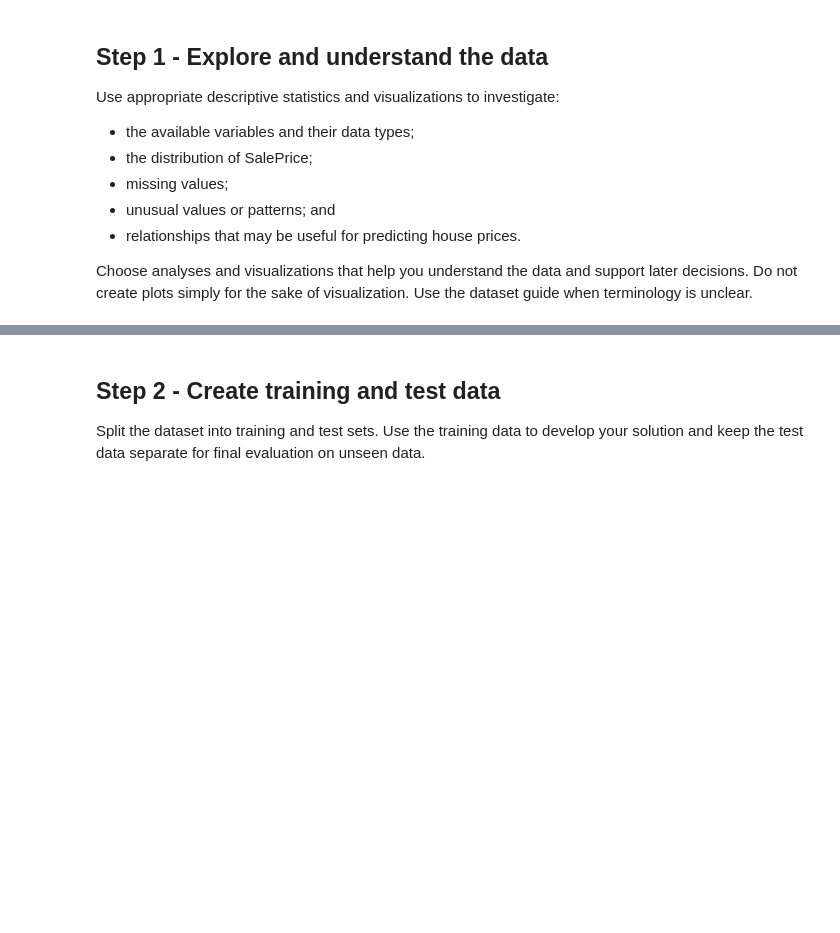
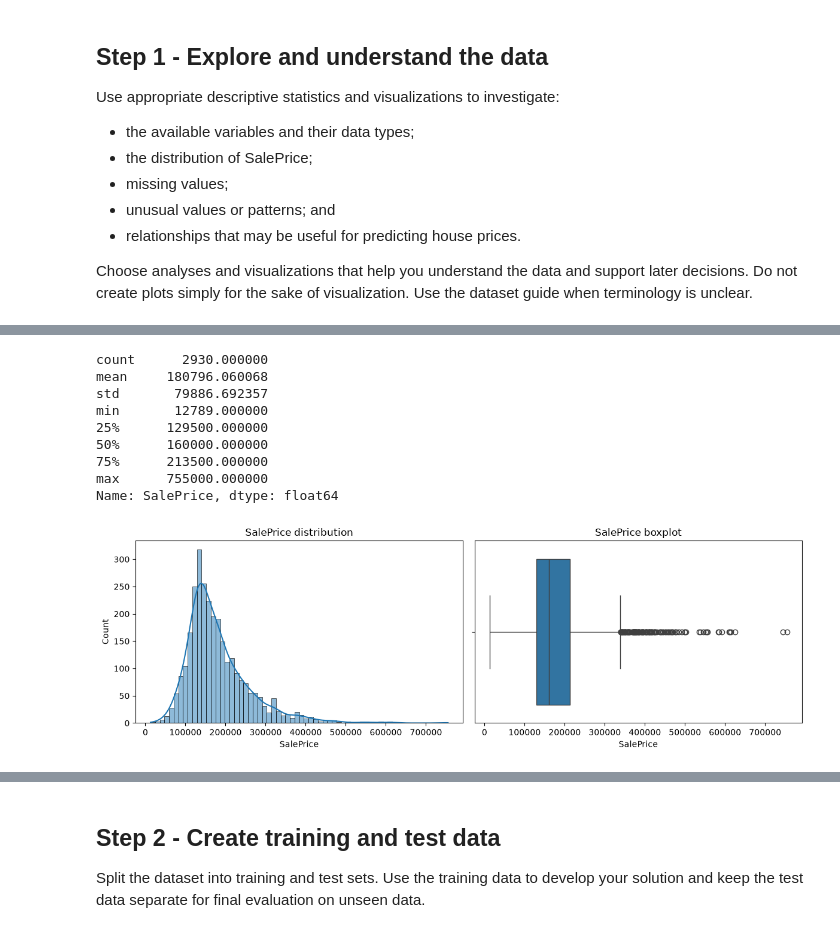
Before and after one commit to captnsundy/IE500618-assignment1, a Jupyter notebook: assignment1.ipynb, the cells around one changed output, grey strips where cells are left out. Cells and saved outputs as stored; diff of their text form; code cells hidden in the pictures; blank space fills up the shorter version.

```diff
--- a/assignment1.ipynb
+++ b/assignment1.ipynb
@@ -35,0 +61,25 @@ Choose analyses and visualizations that help you understand the data and support
+# %%
+# 2 - The distribution of SalePrice
+
+print(df['SalePrice'].describe())  # summary stats: mean, median, min/max, quartiles
+
+fig, axes = plt.subplots(1, 2, figsize=(12, 4))
+sns.histplot(df['SalePrice'], kde=True, ax=axes[0])  # shape of the distribution
+axes[0].set_title('SalePrice distribution')
+sns.boxplot(x=df['SalePrice'], ax=axes[1])  # spot outliers
+axes[1].set_title('SalePrice boxplot')
+plt.tight_layout()
+plt.show()
+
+# Right-skewed with a long tail
+# %% [output]
+count      2930.000000
+mean     180796.060068
+std       79886.692357
+min       12789.000000
+25%      129500.000000
+50%      160000.000000
+75%      213500.000000
+max      755000.000000
+Name: SalePrice, dtype: float64
+[figure, added]
```
Also changed, not shown: parts of 17 cells of this notebook.
